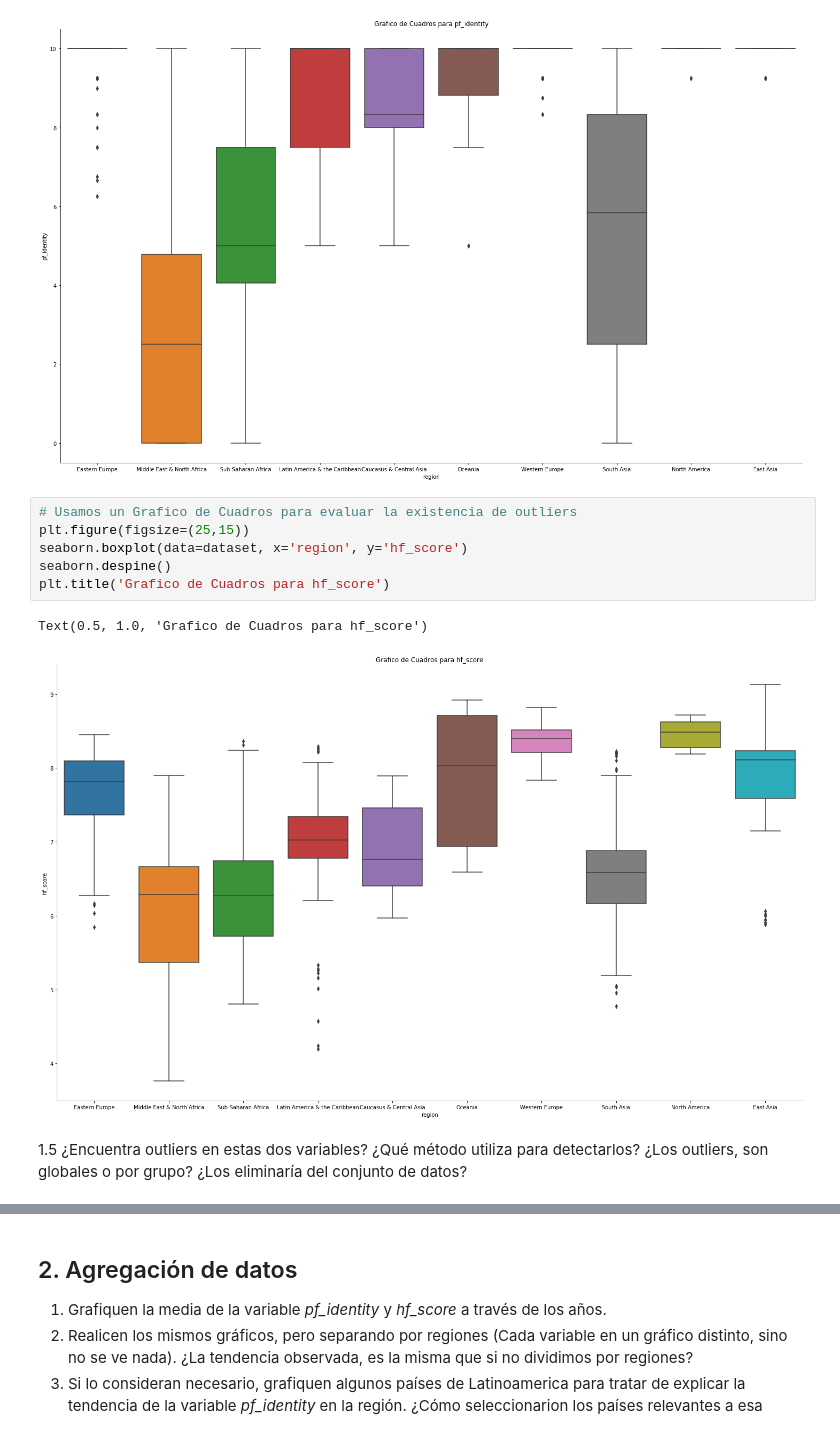
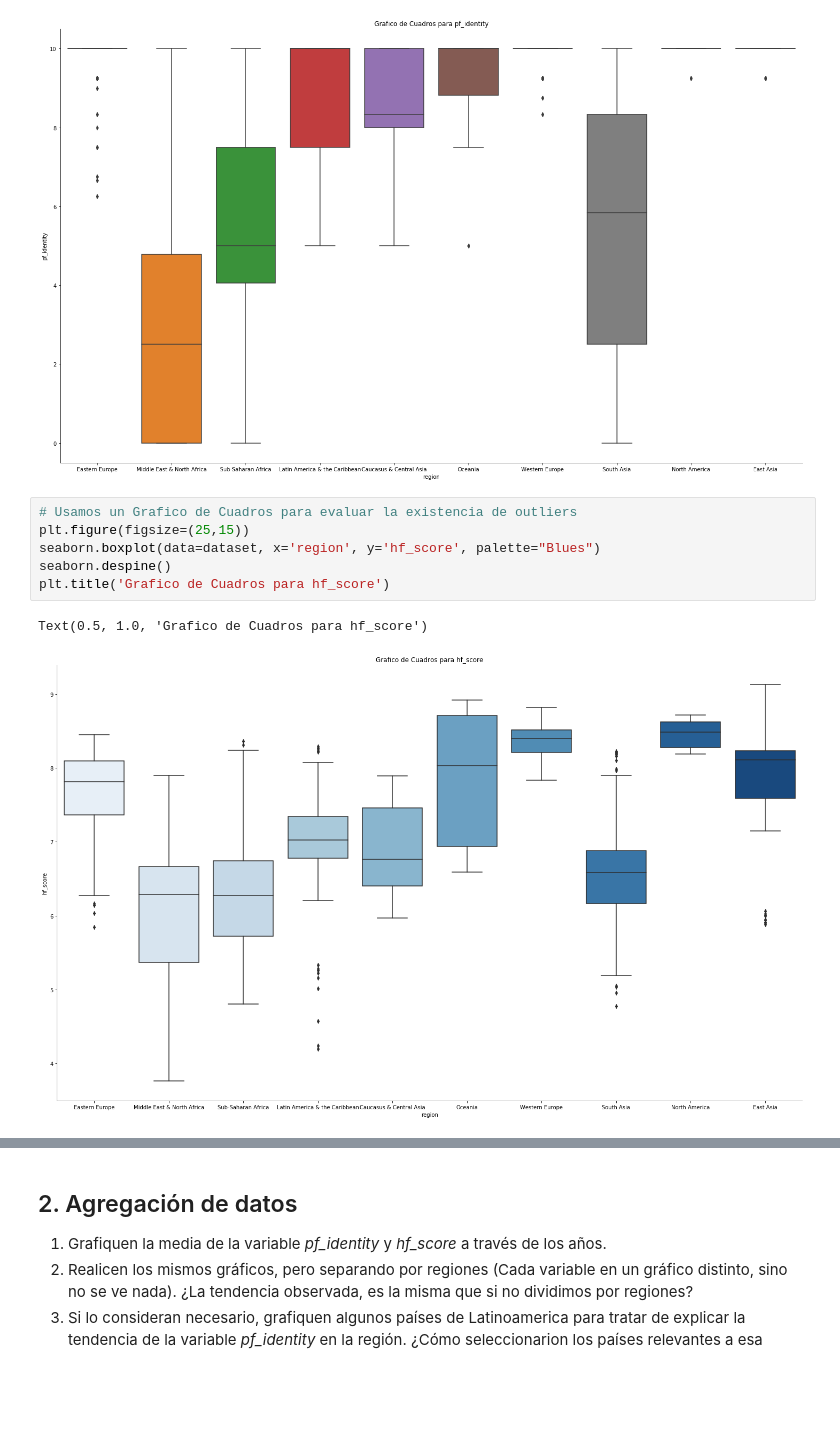
Before and after one commit to abernalc/diplodatos2019, a Jupyter notebook: 02_practico_I.ipynb, the cells around one changed output, grey strips where cells are left out. Cells and saved outputs as stored; diff of their text form; blank space fills up the shorter version.

```diff
--- a/02_practico_I.ipynb
+++ b/02_practico_I.ipynb
@@ -274,11 +274,9 @@ Text(0.5, 1.0, 'Grafico de Cuadros para pf_identity')
 # %%
 # Usamos un Grafico de Cuadros para evaluar la existencia de outliers
 plt.figure(figsize=(25,15))
-seaborn.boxplot(data=dataset, x='region', y='hf_score')
+seaborn.boxplot(data=dataset, x='region', y='hf_score', palette="Blues")
 seaborn.despine()
 plt.title('Grafico de Cuadros para hf_score')
 # %% [output]
 Text(0.5, 1.0, 'Grafico de Cuadros para hf_score')
-[figure, old version]
+[figure, new version]
-# %% [markdown]
-1.5 ¿Encuentra outliers en estas dos variables? ¿Qué método utiliza para detectarlos? ¿Los outliers, son globales o por grupo? ¿Los eliminaría del conjunto de datos?
```
Also changed, not shown: parts of 1 cell of this notebook.
